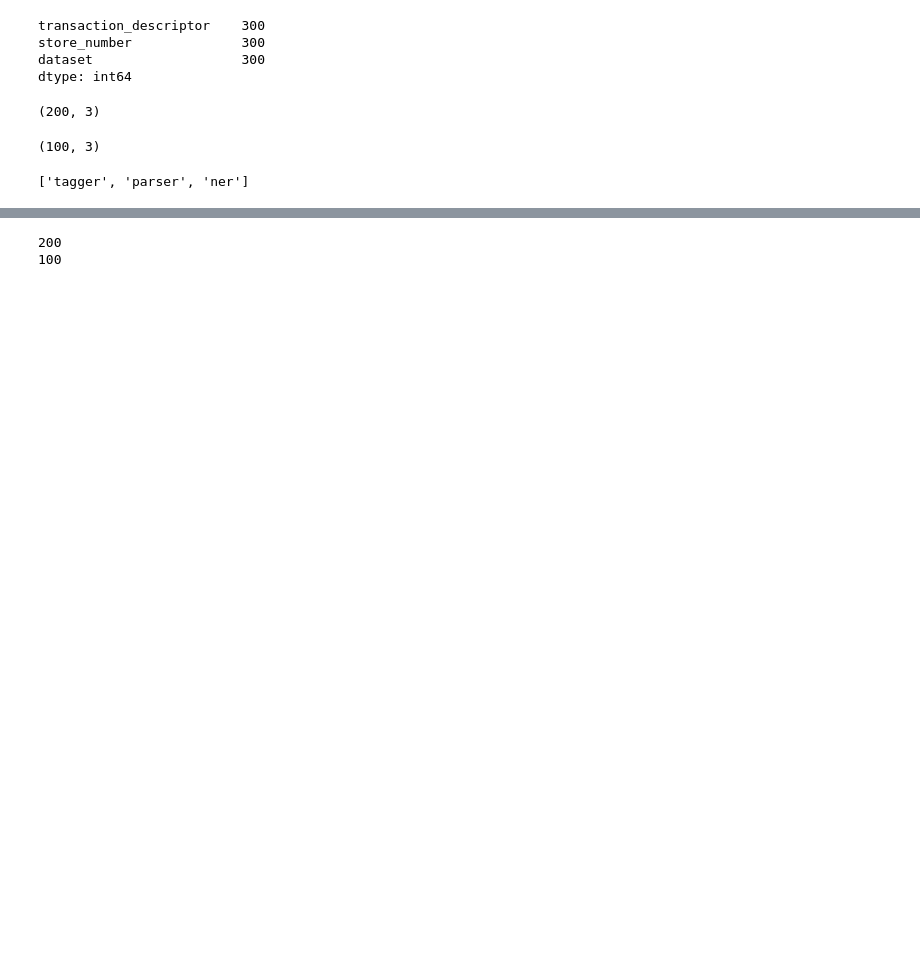
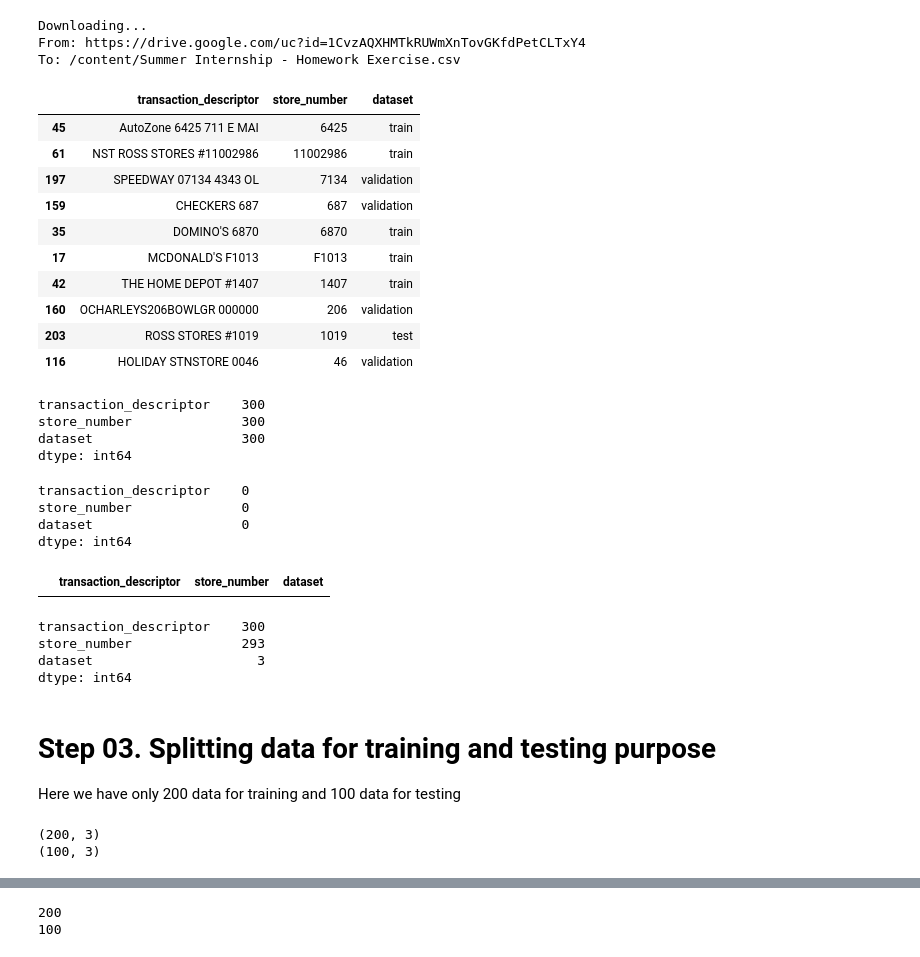
Before and after one commit to Faisal-NSU/python_scripts, a Jupyter notebook: Named_entity_custom_with_SPACY.ipynb, the cells around one changed output, grey strips where cells are left out. Saved outputs shown, nothing was run; the diff lists cells and outputs as text; code cells hidden in the pictures; blank space fills up the shorter version.

```diff
--- a/Named_entity_custom_with_SPACY.ipynb
+++ b/Named_entity_custom_with_SPACY.ipynb
@@ -34,3 +24,24 @@ df.sample(10)
+# %%
+# Downloading dataset from google drive
+!gdown 1CvzAQXHMTkRUWmXnTovGKfdPetCLTxY4
+
+df = pd.read_csv('Summer Internship - Homework Exercise.csv')
+df.sample(10)
+# %% [output]
+Downloading...
+From: https://drive.google.com/uc?id=1CvzAQXHMTkRUWmXnTovGKfdPetCLTxY4
+To: /content/Summer Internship - Homework Exercise.csv
+|  | transaction_descriptor | store_number | dataset |
+| 45 | AutoZone 6425 711 E MAI | 6425 | train |
+| 61 | NST ROSS STORES #11002986 | 11002986 | train |
+| 197 | SPEEDWAY 07134 4343 OL | 7134 | validation |
+| 159 | CHECKERS 687 | 687 | validation |
+| 35 | DOMINO'S 6870 | 6870 | train |
+| 17 | MCDONALD'S F1013 | F1013 | train |
+| 42 | THE HOME DEPOT #1407 | 1407 | train |
+| 160 | OCHARLEYS206BOWLGR 000000 | 206 | validation |
+| 203 | ROSS STORES #1019 | 1019 | test |
+| 116 | HOLIDAY STNSTORE 0046 | 46 | validation |
 # %%
 df.count()
 # %% [output]
@@ -38,12 +49,33 @@ transaction_descriptor    300
 store_number              300
 dataset                   300
 dtype: int64
+# %%
+df.isnull().sum()
+# %% [output]
+transaction_descriptor    0
+store_number              0
+dataset                   0
+dtype: int64
+# %%
+df[df.duplicated(keep=False)]
+# %% [output]
+|  | transaction_descriptor | store_number | dataset |
+# %%
+df.nunique()
+# %% [output]
+transaction_descriptor    300
+store_number              293
+dataset                     3
+dtype: int64
+# %% [markdown]
+# Step 03. Splitting data for training and testing purpose
+Here we have only 200 data for training and 100 data for testing
 # %%
 train_df = df.loc[df['dataset'].isin(['train', 'validation'])]
 test_df = df.loc[df['dataset'] == 'test']
 
 print(train_df.shape)
-test_df.shape
+print(test_df.shape)
 # %% [output]
 (200, 3)
+(100, 3)
-(100, 3)
@@ -52,4 +81,0 @@ nlp0 = spacy.load('en_core_web_sm')
-# %%
-nlp0.pipe_names
-# %% [output]
-['tagger', 'parser', 'ner']
```
Also changed, not shown: parts of 24 cells of this notebook.
